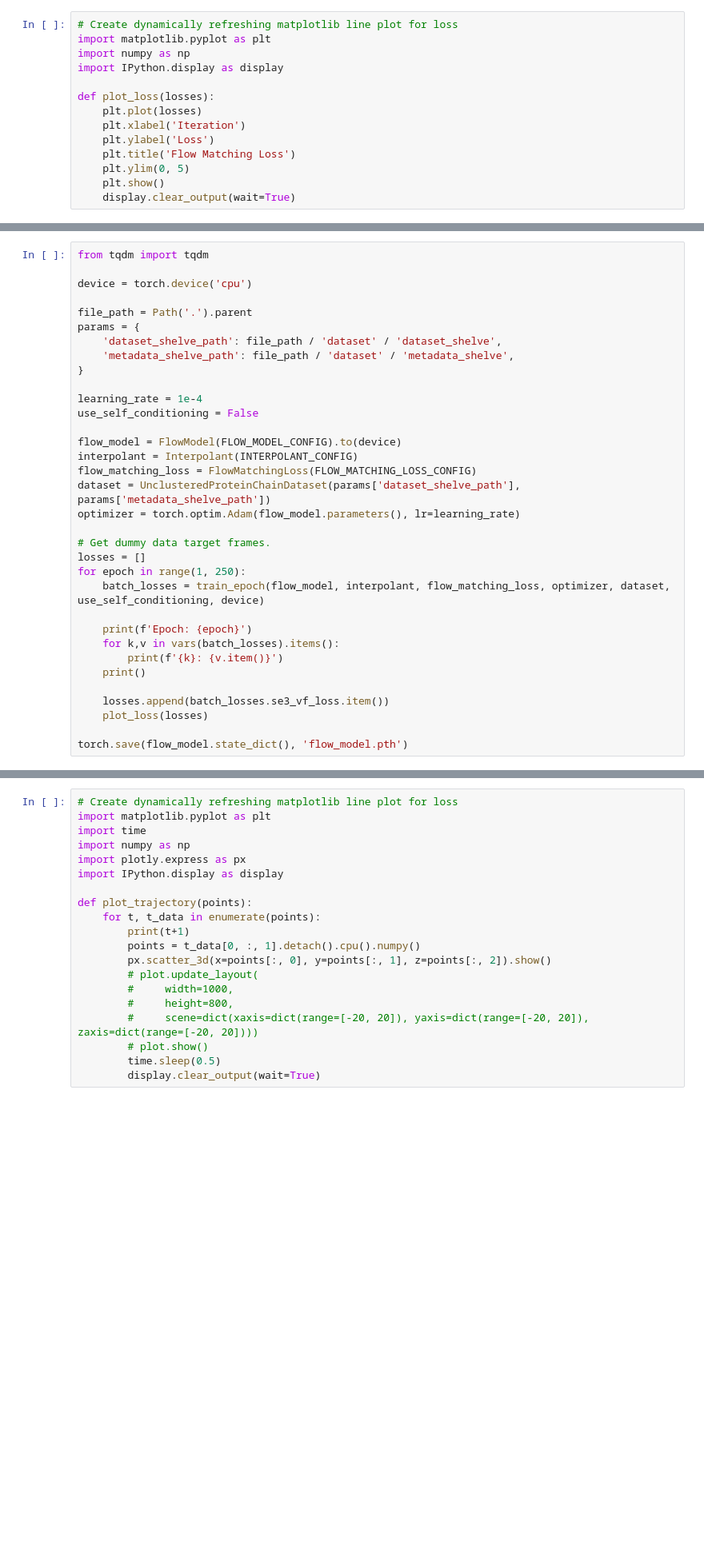
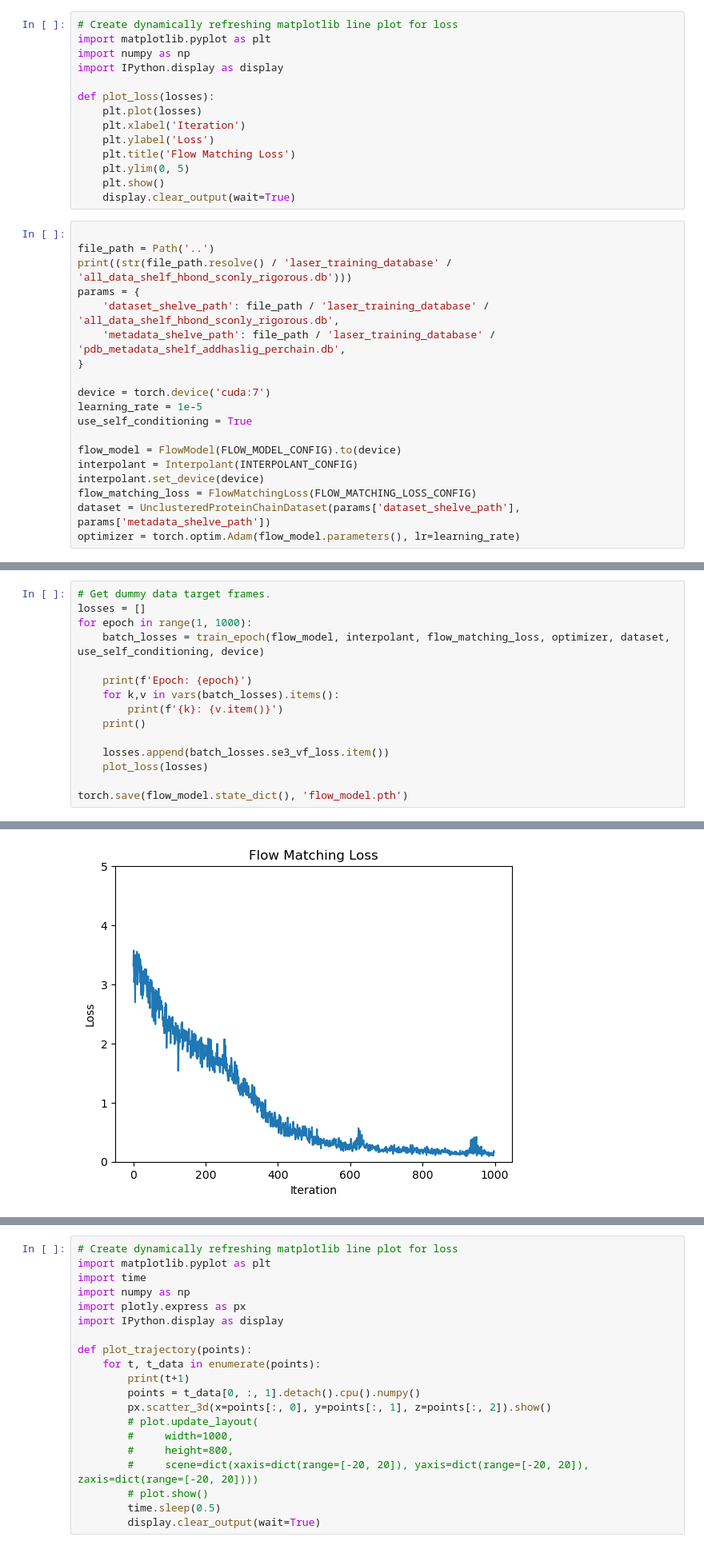
Before and after one commit to benf549/flow-test, a Jupyter notebook: test_flow_overfit.ipynb, the cells around one changed output, grey strips where cells are left out. Shown at 80% size. Saved outputs shown, nothing was run; the diff lists cells and outputs as text; blank space fills up the shorter version.

```diff
--- a/test_flow_overfit.ipynb
+++ b/test_flow_overfit.ipynb
@@ -134,3 +140,22 @@ def plot_loss(losses):
     plt.ylim(0, 5)
     plt.show()
     display.clear_output(wait=True)
+# %%
+
+file_path = Path('..')
+print((str(file_path.resolve() / 'laser_training_database' / 'all_data_shelf_hbond_sconly_rigorous.db')))
+params = {
+    'dataset_shelve_path': file_path / 'laser_training_database' / 'all_data_shelf_hbond_sconly_rigorous.db',
+    'metadata_shelve_path': file_path / 'laser_training_database' / 'pdb_metadata_shelf_addhaslig_perchain.db',
+}
+
+device = torch.device('cuda:7')
+learning_rate = 1e-5
+use_self_conditioning = True
+
+flow_model = FlowModel(FLOW_MODEL_CONFIG).to(device)
+interpolant = Interpolant(INTERPOLANT_CONFIG)
+interpolant.set_device(device)
+flow_matching_loss = FlowMatchingLoss(FLOW_MATCHING_LOSS_CONFIG)
+dataset = UnclusteredProteinChainDataset(params['dataset_shelve_path'], params['metadata_shelve_path'])
+optimizer = torch.optim.Adam(flow_model.parameters(), lr=learning_rate)
@@ -137,26 +164,7 @@ def plot_loss(losses):
 # %%
-from tqdm import tqdm
-
-device = torch.device('cpu')
-
-file_path = Path('.').parent
-params = {
-    'dataset_shelve_path': file_path / 'dataset' / 'dataset_shelve',
-    'metadata_shelve_path': file_path / 'dataset' / 'metadata_shelve',
-}
-
-learning_rate = 1e-4
-use_self_conditioning = False
-
-flow_model = FlowModel(FLOW_MODEL_CONFIG).to(device)
-interpolant = Interpolant(INTERPOLANT_CONFIG)
-flow_matching_loss = FlowMatchingLoss(FLOW_MATCHING_LOSS_CONFIG)
-dataset = UnclusteredProteinChainDataset(params['dataset_shelve_path'], params['metadata_shelve_path'])
-optimizer = torch.optim.Adam(flow_model.parameters(), lr=learning_rate)
-
 # Get dummy data target frames.
 losses = []
-for epoch in range(1, 250):
+for epoch in range(1, 1000):
     batch_losses = train_epoch(flow_model, interpolant, flow_matching_loss, optimizer, dataset, use_self_conditioning, device)
 
     print(f'Epoch: {epoch}')
@@ -168,3 +176,4 @@ for epoch in range(1, 250):
     plot_loss(losses)
 
 torch.save(flow_model.state_dict(), 'flow_model.pth')
+# %% [output]
@@ -170,0 +185 @@ torch.save(flow_model.state_dict(), 'flow_model.pth')
+[figure, added]
```
Also changed, not shown: parts of 13 cells of this notebook, 5 other files.
